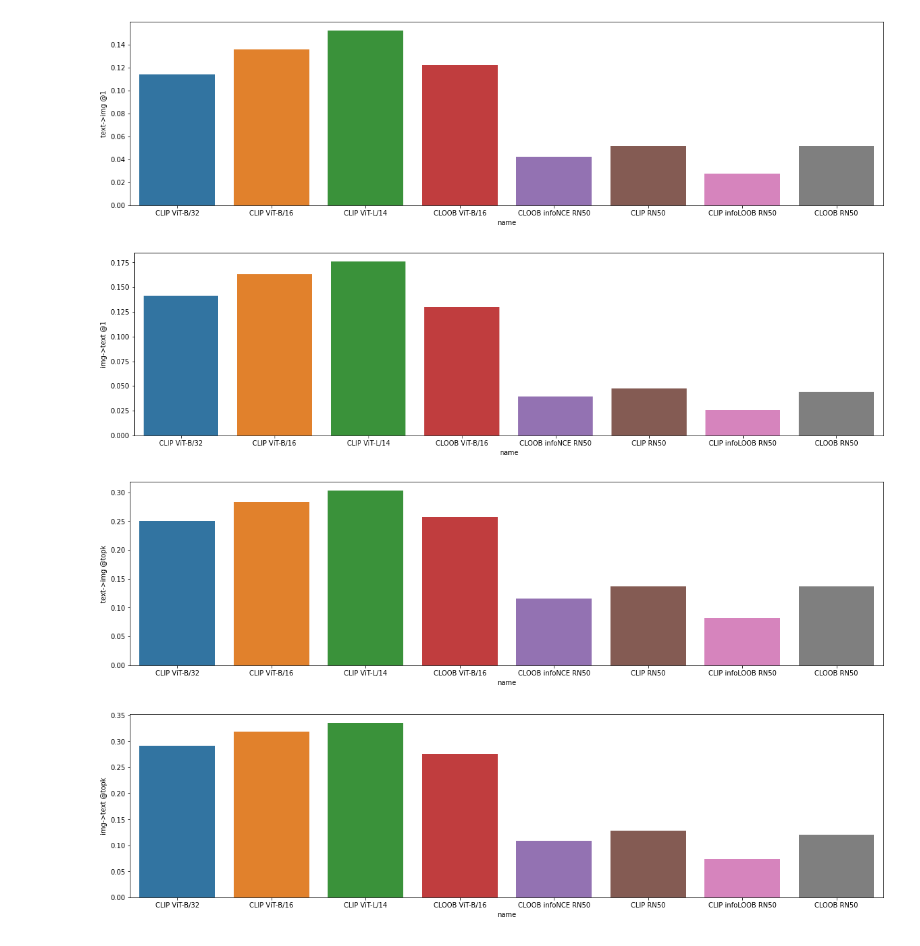
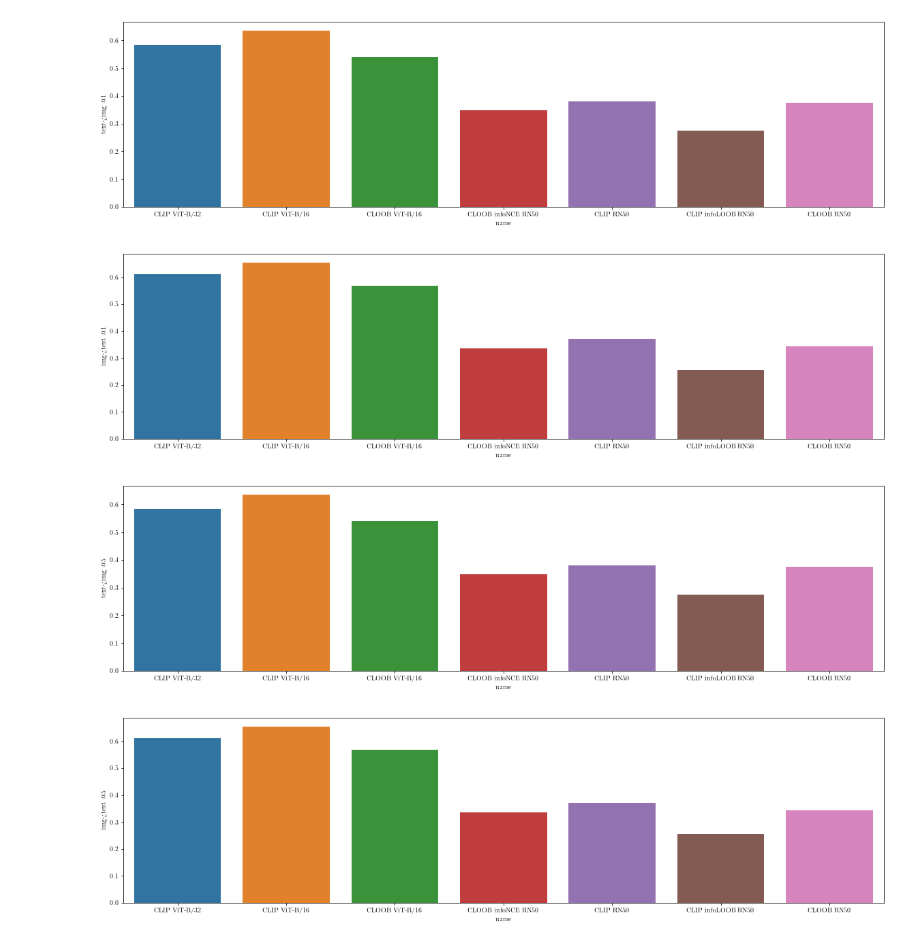
Before and after one commit to EleutherAI/exploring-contrastive-topology, a Jupyter notebook: Retrieval.ipynb, the cells around one changed output. Drawn from its saved outputs; the diff is of its cells as text; code cells hidden in the pictures.

Commit message:
reproduce retrieval too

```diff
--- a/Retrieval.ipynb
+++ b/Retrieval.ipynb
@@ -71,12 +107,14 @@ def retrieval(img_embeds, text_embeds, subset_n=50000, top_k=5):
 # %%
 results = []
 for embeds, name in tqdm.tqdm(
-                    [(clip_vit_b_32, "CLIP ViT-B/32"),
-                     (clip_vit_b_16, "CLIP ViT-B/16"),
-                     (clip_vit_l_14, "CLIP ViT-L/14"),
-                     (cloob_vit_b_16, "CLOOB ViT-B/16"),
-                     (ml_jku_cloob_infoNCE, "CLOOB infoNCE RN50"),
-                     (ml_jku_clip_rn50, "CLIP RN50"),
-                     (ml_jku_clip_infoLOOB, "CLIP infoLOOB RN50"),
-                     (ml_jku_cloob_rn50, "CLOOB RN50")]):
-    results.append({**retrieval(**embeds), "name": name})
+    [(models['openclip ViT-B-32'], "CLIP ViT-B/32"),
+                     (models['openclip ViT-B-16'], "CLIP ViT-B/16"),
+                     (models['cloob ViT-B-16'], "CLOOB ViT-B/16"),
+                     (models['ml_jku_cloob_infoNCE'], "CLOOB infoNCE RN50"),
+                     (models['ml_jku_clip_rn50'], "CLIP RN50"),
+                     (models['ml_jku_clip_infoLOOB'], "CLIP infoLOOB RN50"),
+                     (models['ml_jku_cloob_rn50'], "CLOOB RN50")]):
+    subset = 5000
+    img_embeds = embeds["img_embeds"][:subset]
+    txt_embeds = embeds["text_embeds"][:subset]
+    results.append({**cross_modal_retrieval(img_embeds, txt_embeds), "name": name})
@@ -83,3 +132,8 @@ for embeds, name in tqdm.tqdm(
 # %%
 import pandas
 results = pandas.DataFrame(results)
+# %%
+results["text->img @1"] = results["text->img"].apply(lambda x: x[:, :5].any(-1).sum() / subset)
+results["img->text @1"] = results["img->text"].apply(lambda x: x[:, :5].any(-1).sum() / subset)
+results["text->img @5"] = results["text->img"].apply(lambda x: x[:, :5].any(-1).sum() / subset)
+results["img->text @5"] = results["img->text"].apply(lambda x: x[:, :5].any(-1).sum() / subset)
@@ -86,18 +145,22 @@ results = pandas.DataFrame(results)
 # %%
-plt.figure(figsize=(20, 5))
+plt.figure(figsize=(20, 5), facecolor="white")
 seaborn.barplot(data=results, x="name", y="text->img @1")
+plt.savefig("figures/text->img retrieval @1.png")
 plt.show()
-plt.figure(figsize=(20, 5))
-seaborn.barplot(data=results, x="name", y="img->text @1");
+plt.figure(figsize=(20, 5), facecolor="white")
+seaborn.barplot(data=results, x="name", y="img->text @1")
+plt.savefig("figures/img->text retrieval @1.png")
 # %% [output]
-[figure, old version]
+[figure, new version]
-[figure, old version]
+[figure, new version]
 # %%
-plt.figure(figsize=(20, 5))
-seaborn.barplot(data=results, x="name", y="text->img @topk")
+plt.figure(figsize=(20, 5), facecolor="white")
+seaborn.barplot(data=results, x="name", y="text->img @5")
+plt.savefig("figures/text->img retrieval @5.png")
 plt.show()
-plt.figure(figsize=(20, 5))
-seaborn.barplot(data=results, x="name", y="img->text @topk");
+plt.figure(figsize=(20, 5), facecolor="white")
+seaborn.barplot(data=results, x="name", y="img->text @5")
+plt.savefig("figures/img->text retrieval @5.png")
 # %% [output]
-[figure, old version]
+[figure, new version]
-[figure, old version]
+[figure, new version]
```
Also changed, not shown: parts of 9 cells of this notebook, 4 other files.
